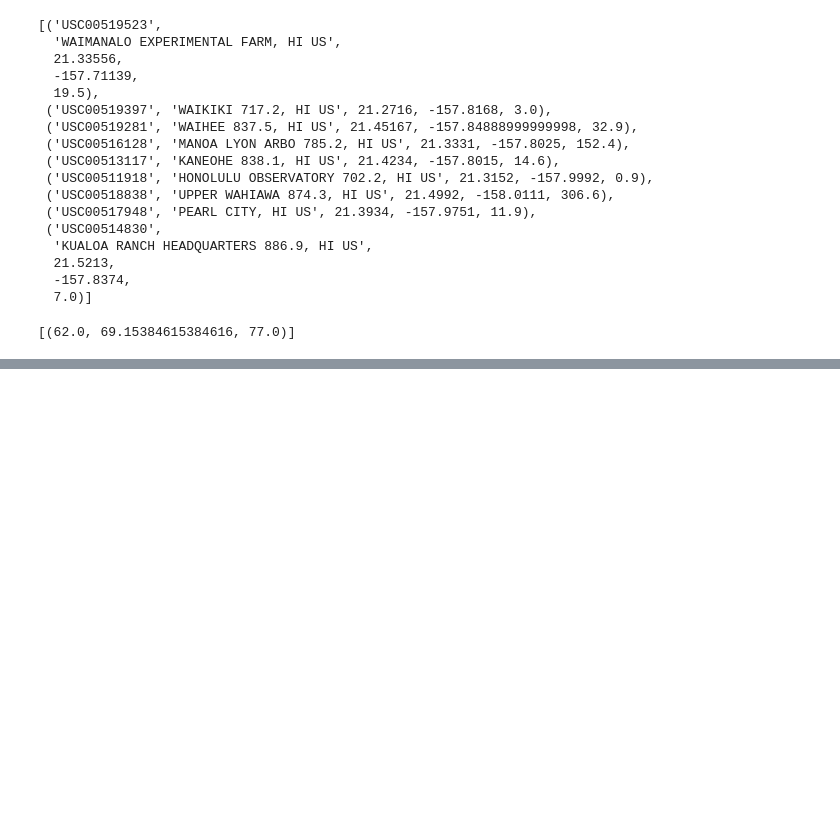
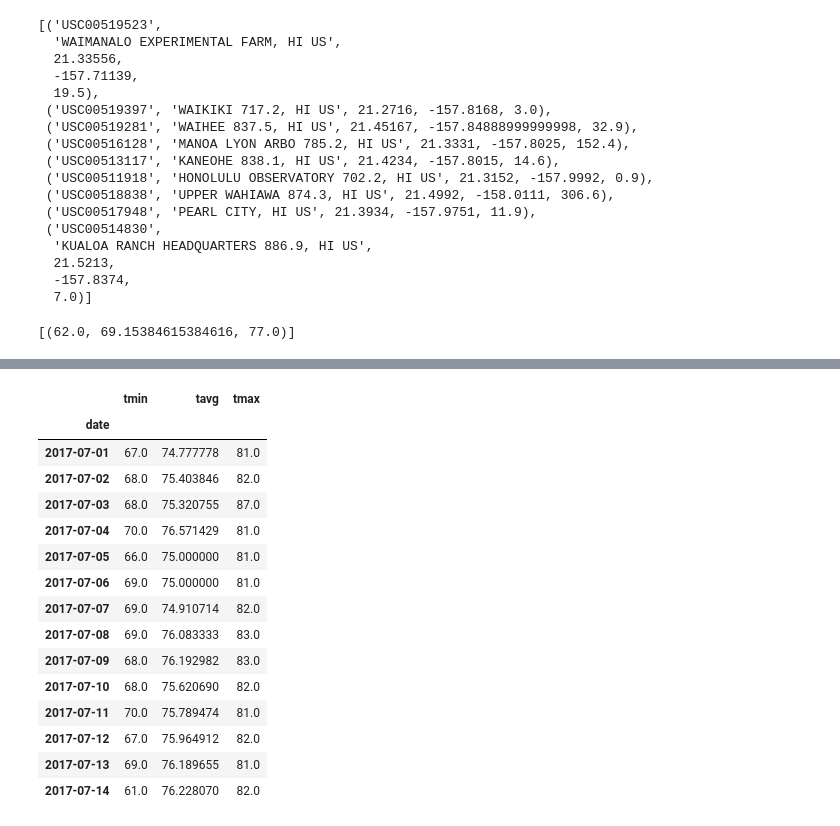
Before and after one commit to skriggs72/Climate_Analysis, a Jupyter notebook: climate_starter.ipynb, the cells around one changed output, grey strips where cells are left out. Cells and saved outputs as stored; diff of their text form; code cells hidden in the pictures; blank space fills up the shorter version.

```diff
--- a/climate_starter.ipynb
+++ b/climate_starter.ipynb
@@ -218,9 +248,30 @@ daily_normals("01-01")
 # push each tuple of calculations into a list called `normals`
 
 # Set the start and end date of the trip
-
+start_date = '2017-07-01'
+end_date ='2017-07-14'
 # Use the start and end date to create a range of dates
 
-# Stip off the year and save a list of %m-%d strings
+dates = session.query(Measurement.date).filter(Measurement.date >= start_date).filter(Measurement.date <= end_date).group_by(Measurement.date).all()
+
+# List comprehension to get the elements in the tuple from the dates query
+trip_dates = [x[0] for x in dates]
+
+# Stip off the year and save a list of %m-%d strings with another list comprehension
+trip_dates_stripped= [x[5:] for x in trip_dates]
+
+# Find the start month/day and the end month/day
+start_month_day = trip_dates_stripped[0]
+end_month_day = trip_dates_stripped[-1]
+
+
+#daily_normals = [session.query(func.min(Measurement.tobs),func.avg(Measurement.tobs), func.max(Measurement.tobs)).filter(Measurement.date >= start_date).filter(Measurement.date <= end_date).group_by(Measurement.date).all()]
 
 # Loop through the list of %m-%d strings and calculate the normals for each date
+daily_normals = [session.query(func.min(Measurement.tobs),
+                       func.avg(Measurement.tobs),
+                       func.max(Measurement.tobs)).filter(func.strftime("%m-%d", Measurement.date) >= start_month_day).filter(func.strftime("%m-%d", Measurement.date) <= end_month_day).group_by(func.strftime("%m-%d", Measurement.date)).all()]
+
+daily_normals = daily_normals[0]
+print("Aggregate Daily Normals for 07-01 to 07-14")
+daily_normals
@@ -230,0 +294,32 @@ daily_normals("01-01")
+# %%
+# Load the previous query results into a Pandas DataFrame and add the `trip_dates` range as the `date` index
+# Create a dataframe from the previous query
+daily_normals_df= pd.DataFrame(daily_normals,columns=['tmin', 'tavg', 'tmax'])
+
+# Add trip_dates to Pandas DataFrame
+daily_normals_df['date']= trip_dates
+
+# Change datatype from element to datetime object on Pandas, makes x axis title to add
+daily_normals_df['date'] = pd.to_datetime(daily_normals_df['date'], format='%Y-%m-%d')
+
+# Set index to date
+daily_normals_df.set_index('date',inplace=True)
+
+daily_normals_df
+# %% [output]
+|  | tmin | tavg | tmax |
+| date |  |  |  |
+| 2017-07-01 | 67.0 | 74.777778 | 81.0 |
+| 2017-07-02 | 68.0 | 75.403846 | 82.0 |
+| 2017-07-03 | 68.0 | 75.320755 | 87.0 |
+| 2017-07-04 | 70.0 | 76.571429 | 81.0 |
+| 2017-07-05 | 66.0 | 75.000000 | 81.0 |
+| 2017-07-06 | 69.0 | 75.000000 | 81.0 |
+| 2017-07-07 | 69.0 | 74.910714 | 82.0 |
+| 2017-07-08 | 69.0 | 76.083333 | 83.0 |
+| 2017-07-09 | 68.0 | 76.192982 | 83.0 |
+| 2017-07-10 | 68.0 | 75.620690 | 82.0 |
+| 2017-07-11 | 70.0 | 75.789474 | 81.0 |
+| 2017-07-12 | 67.0 | 75.964912 | 82.0 |
+| 2017-07-13 | 69.0 | 76.189655 | 81.0 |
+| 2017-07-14 | 61.0 | 76.228070 | 82.0 |
```
Also changed, not shown: parts of 9 cells of this notebook, 7 other files.
